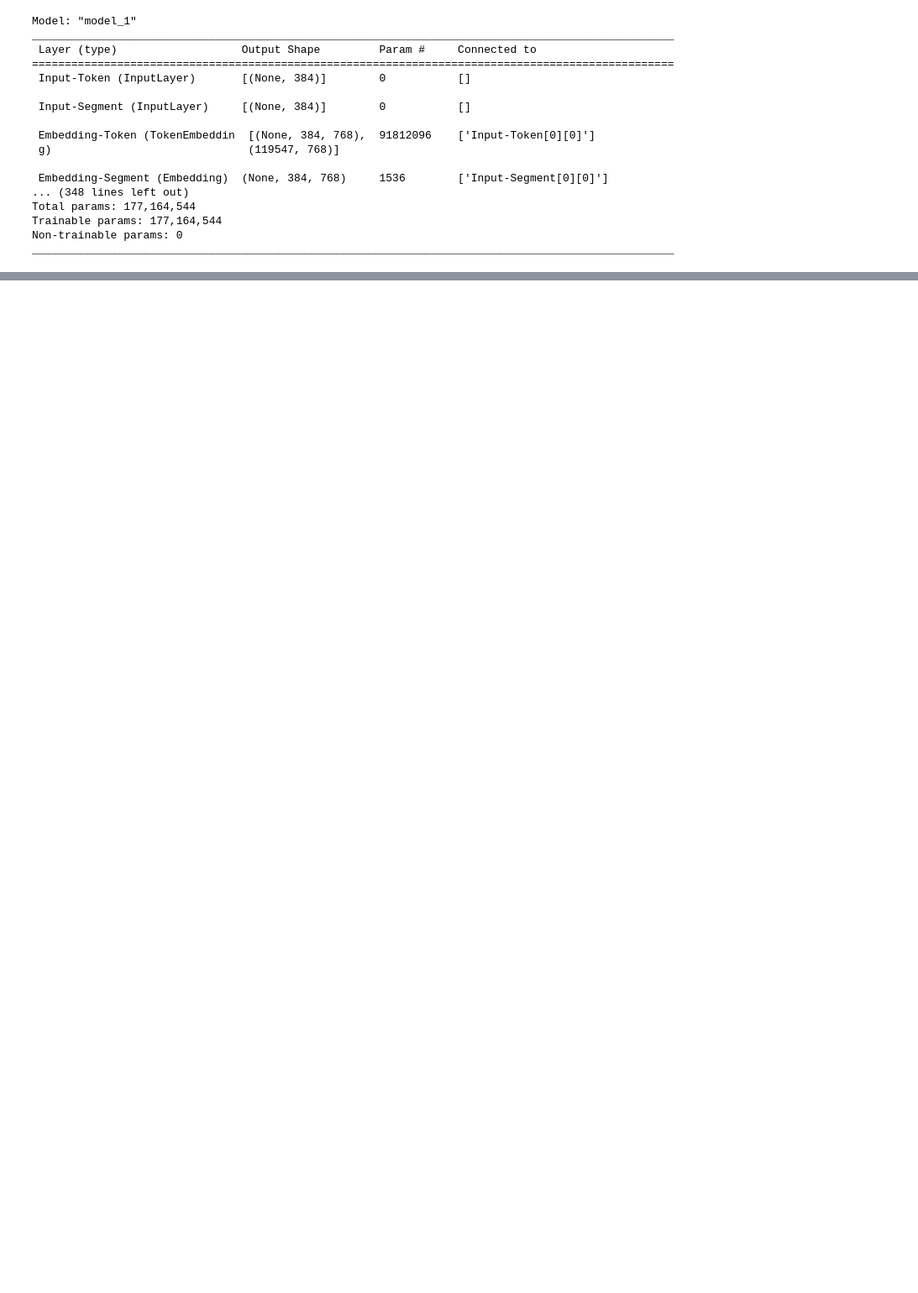
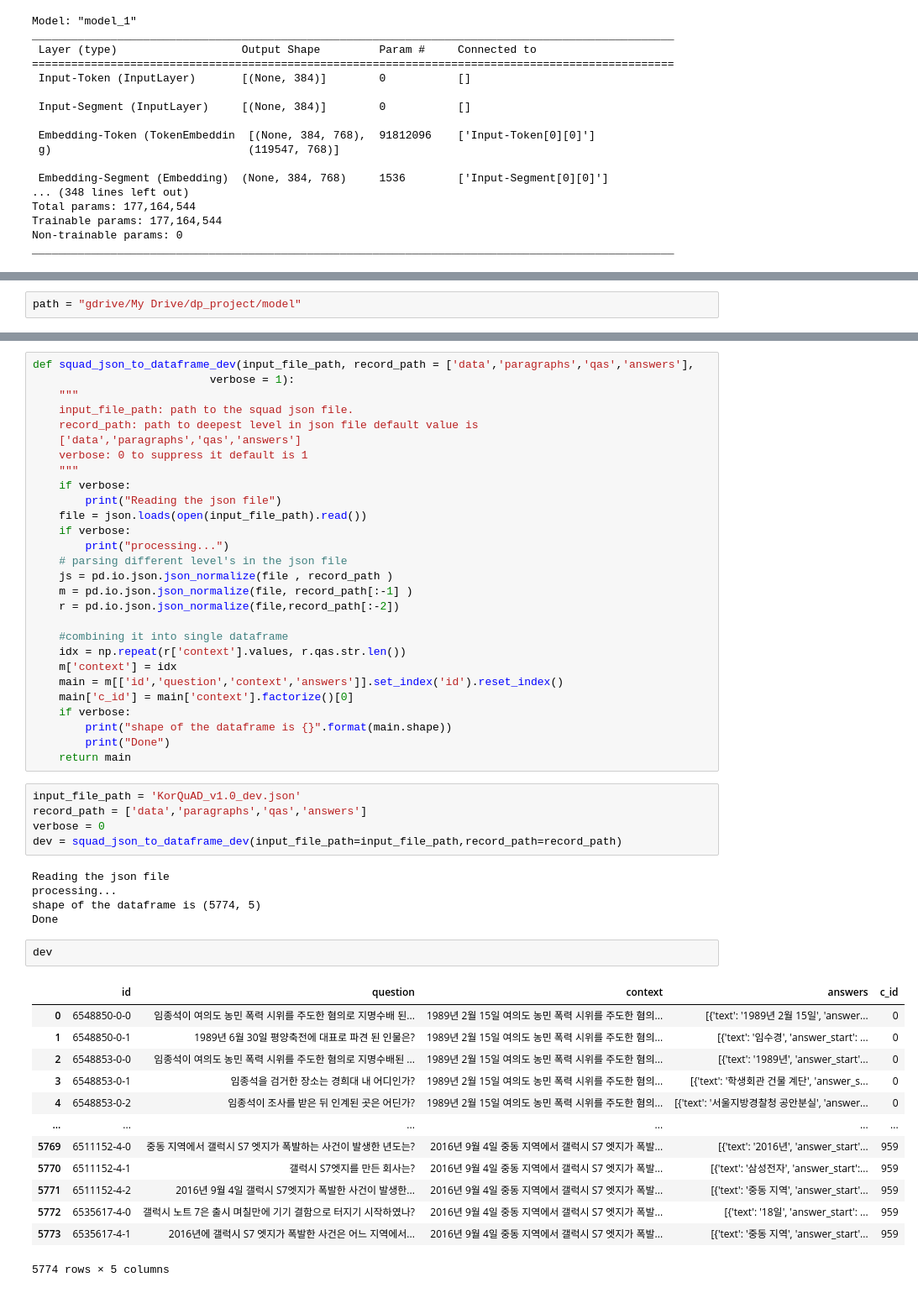
Before and after one commit to chorimgenius/dp_project, a Jupyter notebook: Kor_QnA.ipynb, the cells around one changed output, grey strips where cells are left out. Shown at 84% size. Saved outputs shown, nothing was run; the diff lists cells and outputs as text; blank space fills up the shorter version.

```diff
--- a/Kor_QnA.ipynb
+++ b/Kor_QnA.ipynb
@@ -438,0 +622,2 @@ ________________________________________________________________________________
+# %%
+path = "gdrive/My Drive/dp_project/model"
@@ -438,0 +693,54 @@ ________________________________________________________________________________
+# %%
+def squad_json_to_dataframe_dev(input_file_path, record_path = ['data','paragraphs','qas','answers'],
+                           verbose = 1):
+    """
+    input_file_path: path to the squad json file.
+    record_path: path to deepest level in json file default value is
+    ['data','paragraphs','qas','answers']
+    verbose: 0 to suppress it default is 1
+    """
+    if verbose:
+        print("Reading the json file")
+    file = json.loads(open(input_file_path).read())
+    if verbose:
+        print("processing...")
+    # parsing different level's in the json file
+    js = pd.io.json.json_normalize(file , record_path )
+    m = pd.io.json.json_normalize(file, record_path[:-1] )
+    r = pd.io.json.json_normalize(file,record_path[:-2])
+
+    #combining it into single dataframe
+    idx = np.repeat(r['context'].values, r.qas.str.len())
+    m['context'] = idx
+    main = m[['id','question','context','answers']].set_index('id').reset_index()
+    main['c_id'] = main['context'].factorize()[0]
+    if verbose:
+        print("shape of the dataframe is {}".format(main.shape))
+        print("Done")
+    return main
+# %%
+input_file_path = 'KorQuAD_v1.0_dev.json'
+record_path = ['data','paragraphs','qas','answers']
+verbose = 0
+dev = squad_json_to_dataframe_dev(input_file_path=input_file_path,record_path=record_path)
+# %% [output]
+Reading the json file
+processing...
+shape of the dataframe is (5774, 5)
+Done
+# %%
+dev
+# %% [output]
+|  | id | question | context | answers | c_id |
+| 0 | 6548850-0-0 | 임종석이 여의도 농민 폭력 시위를 주도한 혐의로 지명수배 된... | 1989년 2월 15일 여의도 농민 폭력 시위를 주도한 혐의... | [{'text': '1989년 2월 15일', 'answer... | 0 |
+| 1 | 6548850-0-1 | 1989년 6월 30일 평양축전에 대표로 파견 된 인물은? | 1989년 2월 15일 여의도 농민 폭력 시위를 주도한 혐의... | [{'text': '임수경', 'answer_start': ... | 0 |
+| 2 | 6548853-0-0 | 임종석이 여의도 농민 폭력 시위를 주도한 혐의로 지명수배된 ... | 1989년 2월 15일 여의도 농민 폭력 시위를 주도한 혐의... | [{'text': '1989년', 'answer_start'... | 0 |
+| 3 | 6548853-0-1 | 임종석을 검거한 장소는 경희대 내 어디인가? | 1989년 2월 15일 여의도 농민 폭력 시위를 주도한 혐의... | [{'text': '학생회관 건물 계단', 'answer_s... | 0 |
+| 4 | 6548853-0-2 | 임종석이 조사를 받은 뒤 인계된 곳은 어딘가? | 1989년 2월 15일 여의도 농민 폭력 시위를 주도한 혐의... | [{'text': '서울지방경찰청 공안분실', 'answer... | 0 |
+| ... | ... | ... | ... | ... | ... |
+| 5769 | 6511152-4-0 | 중동 지역에서 갤럭시 S7 엣지가 폭발하는 사건이 발생한 년도는? | 2016년 9월 4일 중동 지역에서 갤럭시 S7 엣지가 폭발... | [{'text': '2016년', 'answer_start'... | 959 |
+| 5770 | 6511152-4-1 | 갤럭시 S7엣지를 만든 회사는? | 2016년 9월 4일 중동 지역에서 갤럭시 S7 엣지가 폭발... | [{'text': '삼성전자', 'answer_start':... | 959 |
+| 5771 | 6511152-4-2 | 2016년 9월 4일 갤럭시 S7엣지가 폭발한 사건이 발생한... | 2016년 9월 4일 중동 지역에서 갤럭시 S7 엣지가 폭발... | [{'text': '중동 지역', 'answer_start'... | 959 |
+| 5772 | 6535617-4-0 | 갤럭시 노트 7은 출시 며칠만에 기기 결함으로 터지기 시작하였나? | 2016년 9월 4일 중동 지역에서 갤럭시 S7 엣지가 폭발... | [{'text': '18일', 'answer_start': ... | 959 |
+| 5773 | 6535617-4-1 | 2016년에 갤럭시 S7 엣지가 폭발한 사건은 어느 지역에서... | 2016년 9월 4일 중동 지역에서 갤럭시 S7 엣지가 폭발... | [{'text': '중동 지역', 'answer_start'... | 959 |
+5774 rows × 5 columns
```
Also changed, not shown: parts of 37 cells of this notebook.
